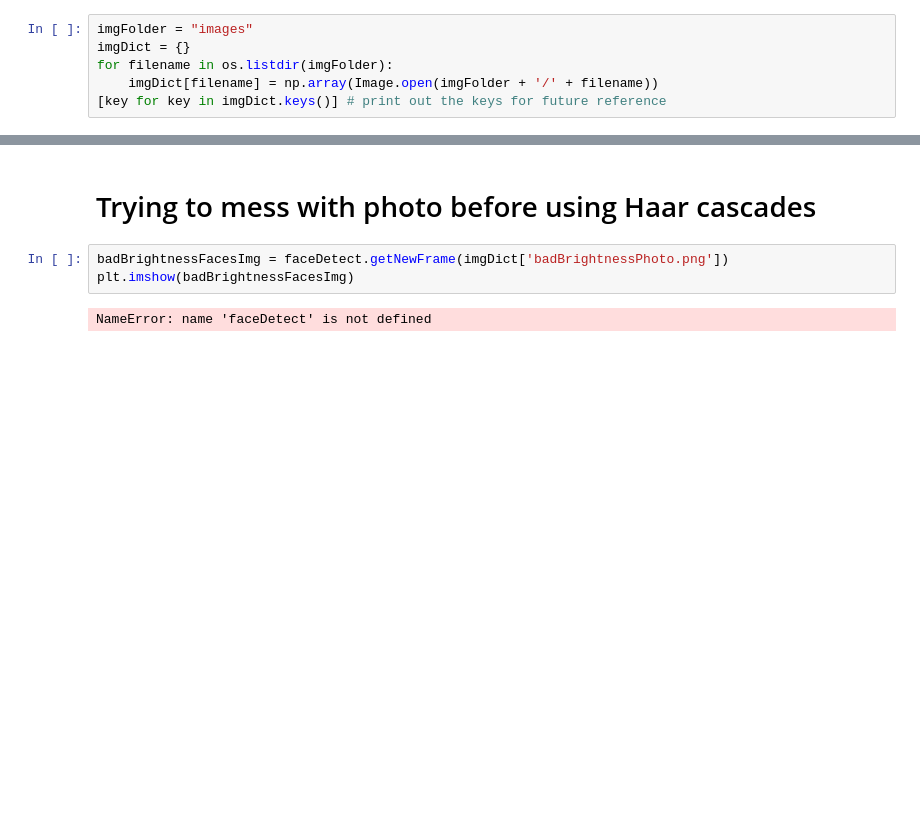
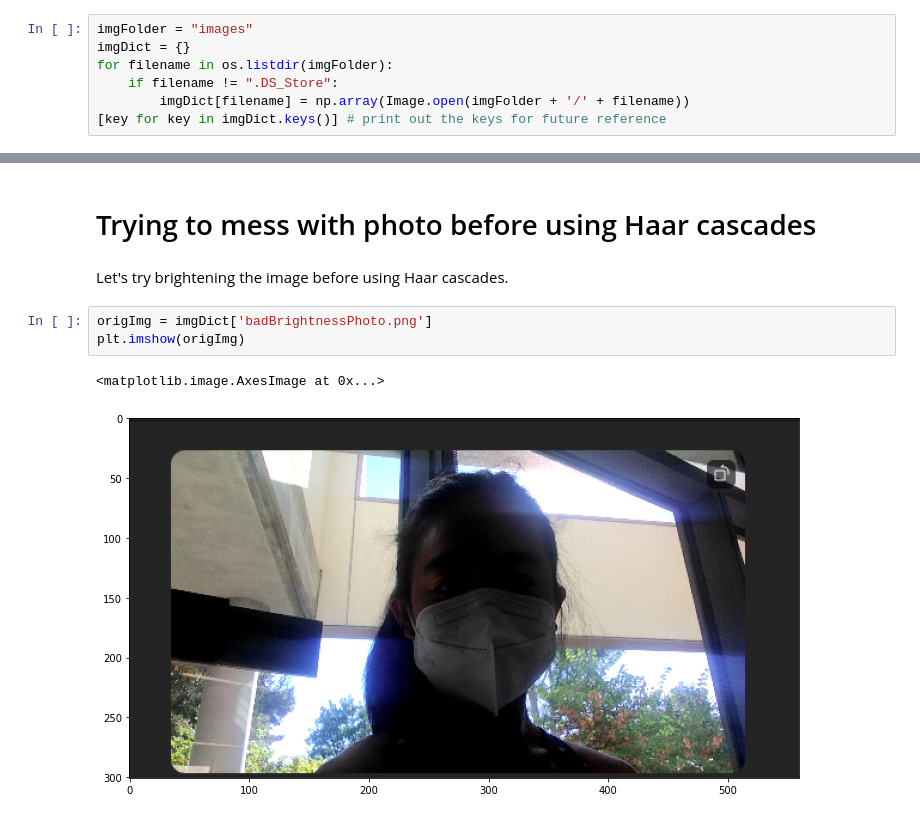
Before and after one commit to tennisoctocat/zoom-backlighting, a Jupyter notebook: Zoom_Backlight_Experiment.ipynb, the cells around one changed output, grey strips where cells are left out. Saved outputs shown, nothing was run; the diff lists cells and outputs as text; blank space fills up the shorter version.

```diff
--- a/Zoom_Backlight_Experiment.ipynb
+++ b/Zoom_Backlight_Experiment.ipynb
@@ -80,6 +80,7 @@ Here's our images! We load them into a dictionary for future reference.
 imgFolder = "images"
 imgDict = {}
 for filename in os.listdir(imgFolder):
-    imgDict[filename] = np.array(Image.open(imgFolder + '/' + filename))
+    if filename != ".DS_Store":
+        imgDict[filename] = np.array(Image.open(imgFolder + '/' + filename))
 [key for key in imgDict.keys()] # print out the keys for future reference
 # %% [output]
@@ -177,7 +205,10 @@ plt.imshow(normalFacesImg)
 # %% [markdown]
 # Trying to mess with photo before using Haar cascades
+# %% [markdown]
+Let's try brightening the image before using Haar cascades.
 # %%
-badBrightnessFacesImg = faceDetect.getNewFrame(imgDict['badBrightnessPhoto.png'])
-plt.imshow(badBrightnessFacesImg)
+origImg = imgDict['badBrightnessPhoto.png']
+plt.imshow(origImg)
 # %% [output]
-NameError: name 'faceDetect' is not defined
+<matplotlib.image.AxesImage at 0x...>
+[figure, added]
```
Also changed, not shown: parts of 16 cells of this notebook, 7 other files.
